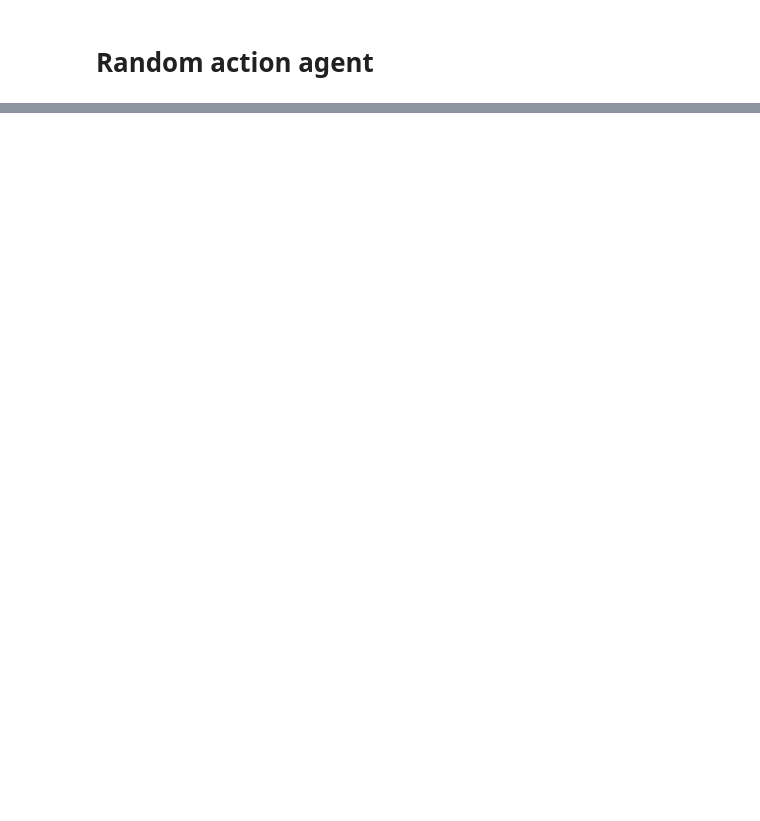
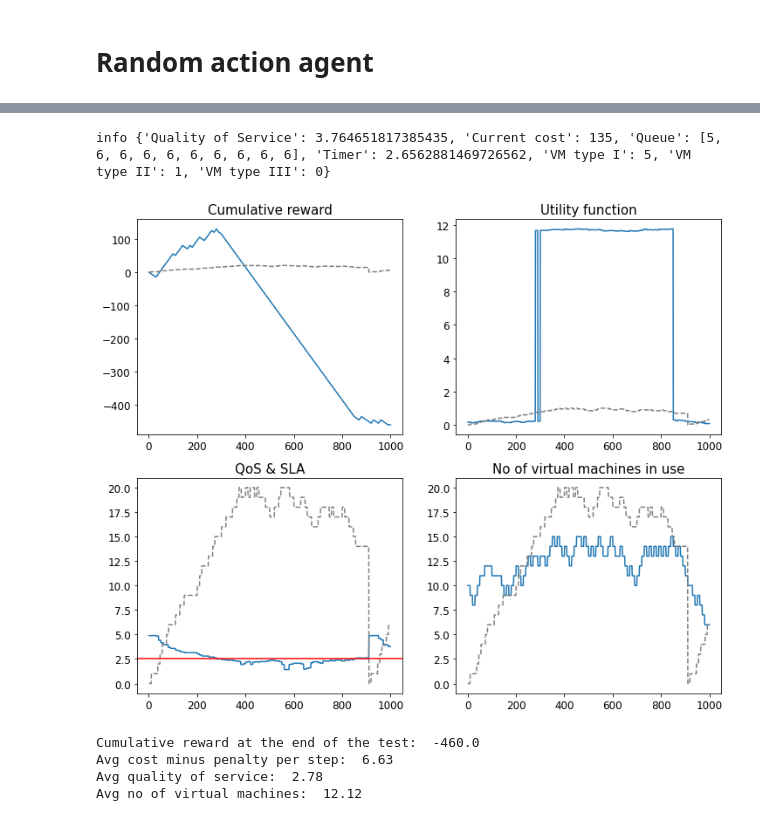
Before and after one commit to dkapczynska/Resource_management_RL, a Jupyter notebook: 01.Random_action_model.ipynb, the cells around one changed output, grey strips where cells are left out. Drawn from its saved outputs; the diff is of its cells as text; code cells hidden in the pictures; blank space fills up the shorter version.

```diff
--- a/01.Random_action_model.ipynb
+++ b/01.Random_action_model.ipynb
@@ -142,0 +41,10 @@ Avg no of virtual machines:  11.49
+# %%
+SCENARIO = "Environment/Scenarios/test_scenario_2_random.txt"
+test_model(SLA, VM_TYPE1, VM_TYPE2, VM_TYPE3, STEPS, SCENARIO, PENALTY, ALPHA, BETA, 'False')
+# %% [output]
+info {'Quality of Service': 3.764651817385435, 'Current cost': 135, 'Queue': [5, 6, 6, 6, 6, 6, 6, 6, 6, 6], 'Timer': 2.6562881469726562, 'VM type I': 5, 'VM type II': 1, 'VM type III': 0}
+[figure, added]
+Cumulative reward at the end of the test:  -460.0
+Avg cost minus penalty per step:  6.63
+Avg quality of service:  2.78
+Avg no of virtual machines:  12.12
```
Also changed, not shown: parts of 20 cells of this notebook.
